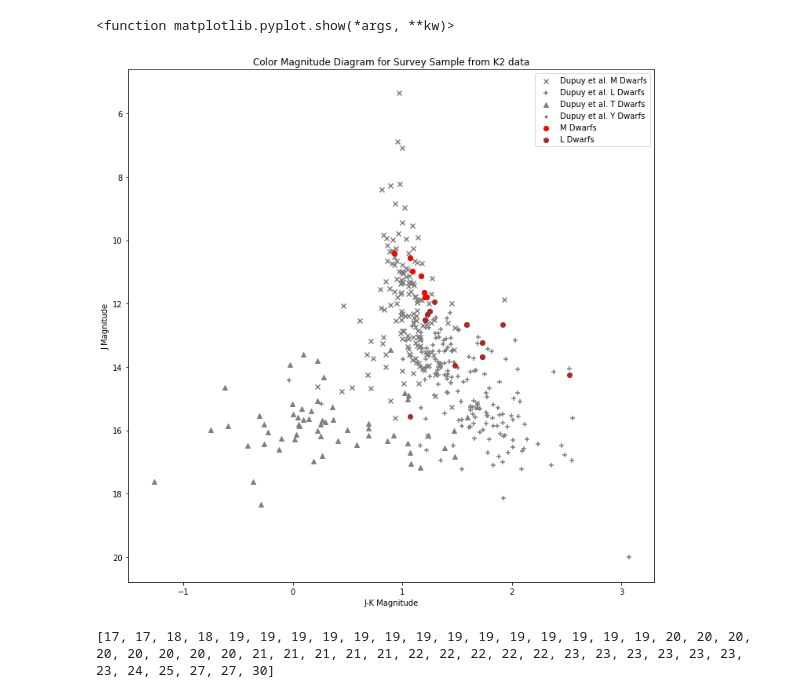
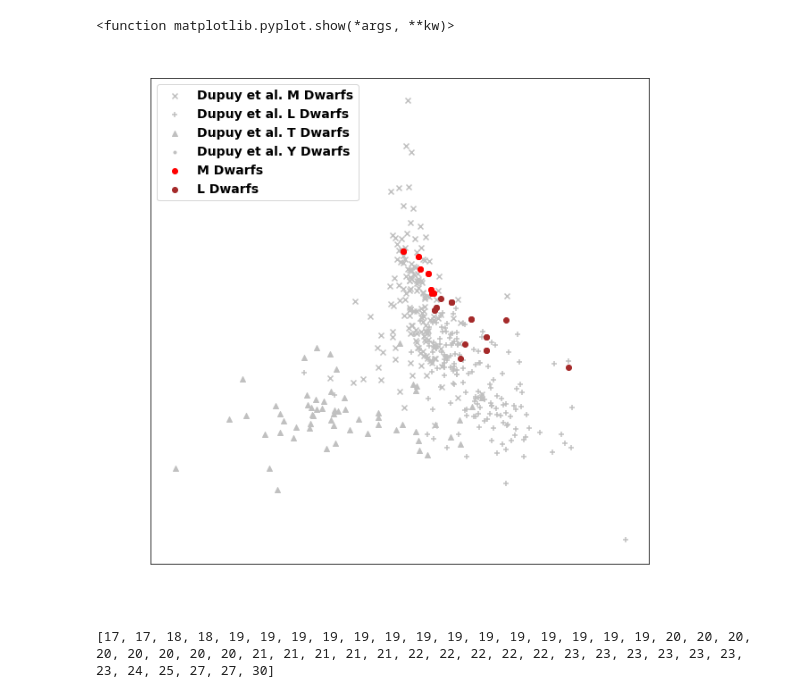
Before and after one commit to ammccarthy/BDvariabilityREU, a Jupyter notebook: K2data/CMD and Histogram.ipynb, the cells around one changed output. Drawn from its saved outputs; the diff is of its cells as text; code cells hidden in the pictures.

```diff
--- a/K2data/CMD and Histogram.ipynb
+++ b/K2data/CMD and Histogram.ipynb
@@ -4,6 +4,7 @@ import csv
 import lightkurve as lk
 from lightkurve import search_targetpixelfile
 import matplotlib.pyplot as plt
+plt.rcParams.update({'font.size': 18})
 import astropy.units as u
 import sys, string, calendar, datetime, traceback
 # %%
@@ -151,25 +154,30 @@ Im here
 [15.063, nan, 15.535, 16.6, 15.928, 18.34, 13.455, nan, 16.566, 16.799, 15.381, 16.43, 17.61, 17.65, 16.254, nan, 15.695, 17.18, 19.09, 15.984, 13.802, nan, 16.489, 15.6, 15.92, 16.193, 16.17, 16.124, ...
 [nan, nan, nan, nan, nan, 20.06, nan, nan, nan, nan, nan, nan, nan, nan, nan]
 # %%
-fig = plt.figure(figsize=(12,12))
+fig = plt.figure(figsize=(10,10))
 ax1 = fig.add_subplot(111)
-ax1.scatter(JminusK_mags_Mextradata,Jm_extra_data,color='gray', label='Dupuy et al. M Dwarfs', marker='x')
-ax1.scatter(JminusK_mags_Lextradata,Jl_extra_data,color='gray', label='Dupuy et al. L Dwarfs', marker='+')
-ax1.scatter(JminusK_mags_Textradata,Jt_extra_data,color='gray', label='Dupuy et al. T Dwarfs', marker='^')
-ax1.scatter(JminusY_mags_Yextradata,Jy_extra_data,color='gray', label='Dupuy et al. Y Dwarfs', marker='.')
+ax1.scatter(JminusK_mags_Mextradata,Jm_extra_data,color='#C0C0C0', label='Dupuy et al. M Dwarfs', marker='x')
+ax1.scatter(JminusK_mags_Lextradata,Jl_extra_data,color='#C0C0C0', label='Dupuy et al. L Dwarfs', marker='+')
+ax1.scatter(JminusK_mags_Textradata,Jt_extra_data,color='#C0C0C0', label='Dupuy et al. T Dwarfs', marker='^')
+ax1.scatter(JminusY_mags_Yextradata,Jy_extra_data,color='#C0C0C0', label='Dupuy et al. Y Dwarfs', marker='.')
 ax1.scatter(JminusK_mags_mdwarf,J_mags_mdwarf,color='red', label='M Dwarfs')
 ax1.scatter(JminusK_mags_ldwarf,J_mags_ldwarf,color='brown', label='L Dwarfs')
 #ax1.scatter(JminusK_mags_tdwarf,J_mags_tdwarf,color='orange', label='T Dwarfs')
+ax1.yaxis.label.set_color('white')
+ax1.xaxis.label.set_color('white')
+ax1.title.set_color('white')
+ax1.tick_params(axis='x', colors='white')
+ax1.tick_params(axis='y', colors='white')
 
 plt.title('Color Magnitude Diagram for Survey Sample from K2 data')
-plt.xlabel('J-K Magnitude')
+plt.xlabel('J-K Color')
 plt.ylabel('J Magnitude')
 plt.gca().invert_yaxis()
-plt.legend(loc='upper right')
+plt.legend(loc='upper left',prop={'size': 14})
 plt.show
 # %% [output]
 <function matplotlib.pyplot.show(*args, **kw)>
-[figure, old version]
+[figure, new version]
 # %%
 #path_to_csv_file = input('Please type path to csv file: \n')
 spec_type_file=open('/Users/AllieMcCarthy/Desktop/K2dataSpecTypes.csv')
```
Also changed, not shown: parts of 5 cells of this notebook.
